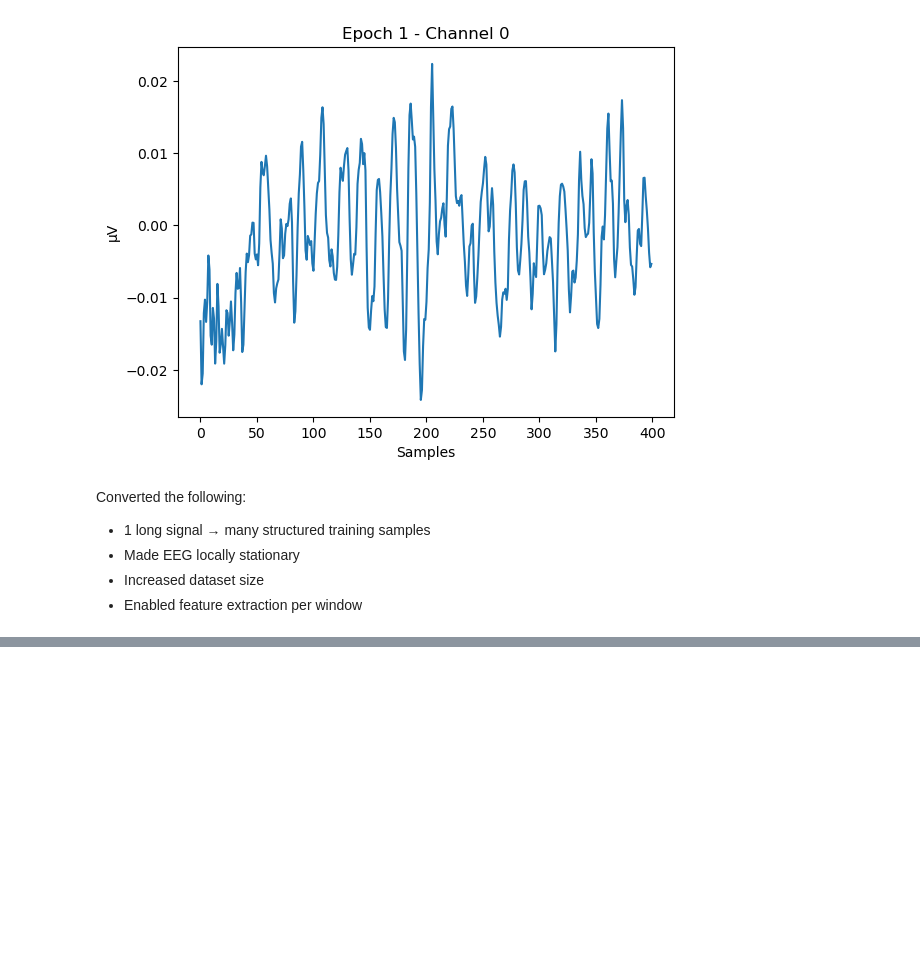
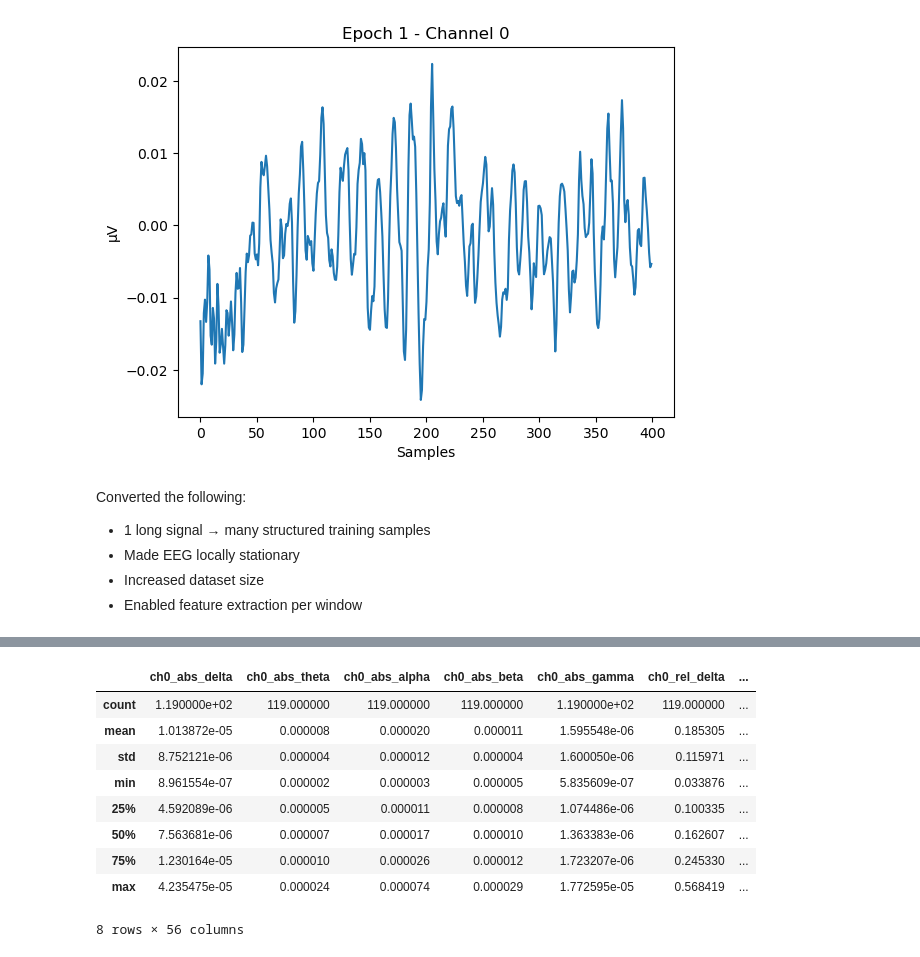
Before and after one commit to cristopher-d-delgado/Analysis-of-EEG-Signal, a Jupyter notebook: eda.ipynb, the cells around one changed output, grey strips where cells are left out. Saved outputs shown, nothing was run; the diff lists cells and outputs as text; code cells hidden in the pictures; blank space fills up the shorter version.

```diff
--- a/eda.ipynb
+++ b/eda.ipynb
@@ -761,0 +942,4 @@ Converted the following:
+# %%
+X = extract_features(epochs, fs=FS)
+
+print("Feature matrix shape:", X.shape)
@@ -761,0 +992,13 @@ Converted the following:
+# %%
+df_features.describe()
+# %% [output]
+|  | ch0_abs_delta | ch0_abs_theta | ch0_abs_alpha | ch0_abs_beta | ch0_abs_gamma | ch0_rel_delta | ... |
+| count | 1.190000e+02 | 119.000000 | 119.000000 | 119.000000 | 1.190000e+02 | 119.000000 | ... |
+| mean | 1.013872e-05 | 0.000008 | 0.000020 | 0.000011 | 1.595548e-06 | 0.185305 | ... |
+| std | 8.752121e-06 | 0.000004 | 0.000012 | 0.000004 | 1.600050e-06 | 0.115971 | ... |
+| min | 8.961554e-07 | 0.000002 | 0.000003 | 0.000005 | 5.835609e-07 | 0.033876 | ... |
+| 25% | 4.592089e-06 | 0.000005 | 0.000011 | 0.000008 | 1.074486e-06 | 0.100335 | ... |
+| 50% | 7.563681e-06 | 0.000007 | 0.000017 | 0.000010 | 1.363383e-06 | 0.162607 | ... |
+| 75% | 1.230164e-05 | 0.000010 | 0.000026 | 0.000012 | 1.723207e-06 | 0.245330 | ... |
+| max | 4.235475e-05 | 0.000024 | 0.000074 | 0.000029 | 1.772595e-05 | 0.568419 | ... |
+8 rows × 56 columns
```
Also changed, not shown: parts of 10 cells of this notebook.
